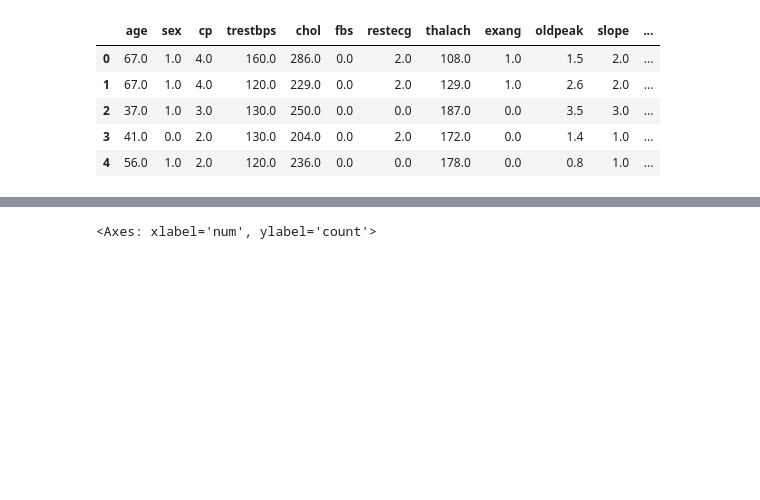
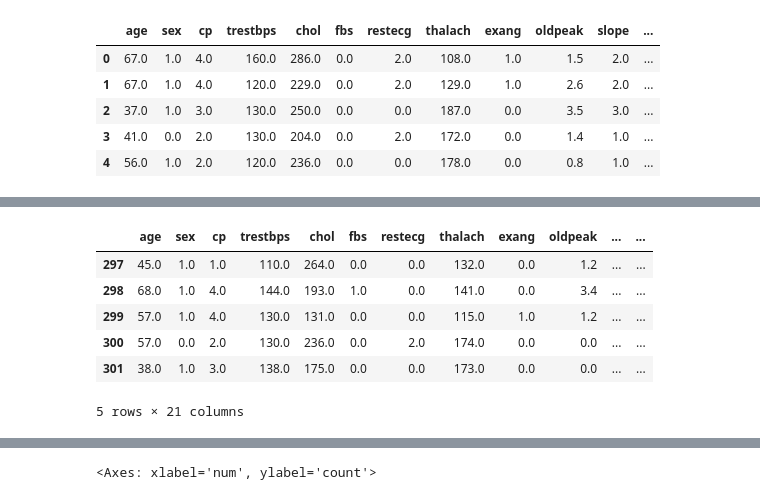
Before and after one commit to glacial-drm/Supervised-Learners, a Jupyter notebook: CW1/cw1-classification.ipynb, the cells around one changed output, grey strips where cells are left out. Saved outputs shown, nothing was run; the diff lists cells and outputs as text; code cells hidden in the pictures; blank space fills up the shorter version.

```diff
--- a/CW1/cw1-classification.ipynb
+++ b/CW1/cw1-classification.ipynb
@@ -58,3 +58,23 @@ memory usage: 33.2 KB
+# %%
+# Apply One-Hot Encoding to the categorical features in the dataset
+from sklearn.preprocessing import OneHotEncoder
+
+categorical_cols = dataset.select_dtypes(include = ['object']).columns.tolist()
+one_hot_encoder = OneHotEncoder(sparse_output = False)
+encoded_cols = one_hot_encoder.fit_transform(dataset[categorical_cols])
+df_encoded_cols = pd.DataFrame(encoded_cols, columns = one_hot_encoder.get_feature_names_out
+                               (categorical_cols))
+df_encoded = pd.concat([dataset, df_encoded_cols], axis = 1)
+df_encoded = df_encoded.drop(categorical_cols, axis = 1)
+df_encoded.tail()
+# %% [output]
+|  | age | sex | cp | trestbps | chol | fbs | restecg | thalach | exang | oldpeak | ... | ... |
+| 297 | 45.0 | 1.0 | 1.0 | 110.0 | 264.0 | 0.0 | 0.0 | 132.0 | 0.0 | 1.2 | ... | ... |
+| 298 | 68.0 | 1.0 | 4.0 | 144.0 | 193.0 | 1.0 | 0.0 | 141.0 | 0.0 | 3.4 | ... | ... |
+| 299 | 57.0 | 1.0 | 4.0 | 130.0 | 131.0 | 0.0 | 0.0 | 115.0 | 1.0 | 1.2 | ... | ... |
+| 300 | 57.0 | 0.0 | 2.0 | 130.0 | 236.0 | 0.0 | 2.0 | 174.0 | 0.0 | 0.0 | ... | ... |
+| 301 | 38.0 | 1.0 | 3.0 | 138.0 | 175.0 | 0.0 | 0.0 | 173.0 | 0.0 | 0.0 | ... | ... |
+5 rows × 21 columns
 # %%
 dataset.describe()
 # %% [output]
```
Also changed, not shown: parts of 5 cells of this notebook.
